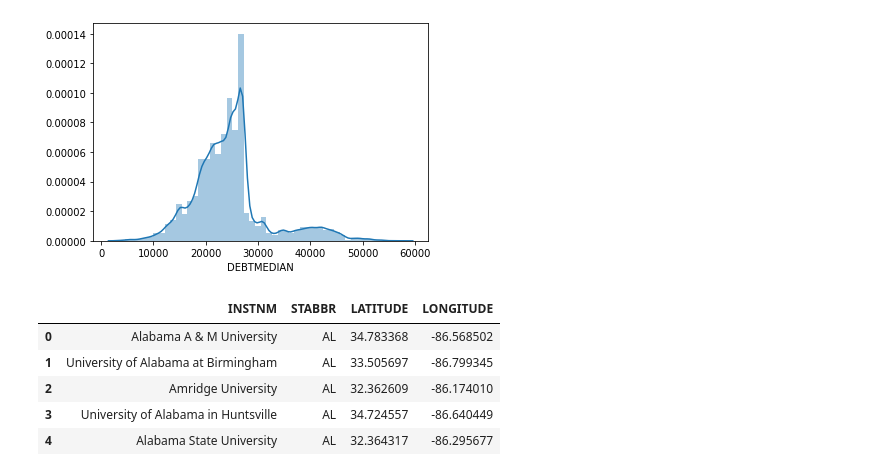
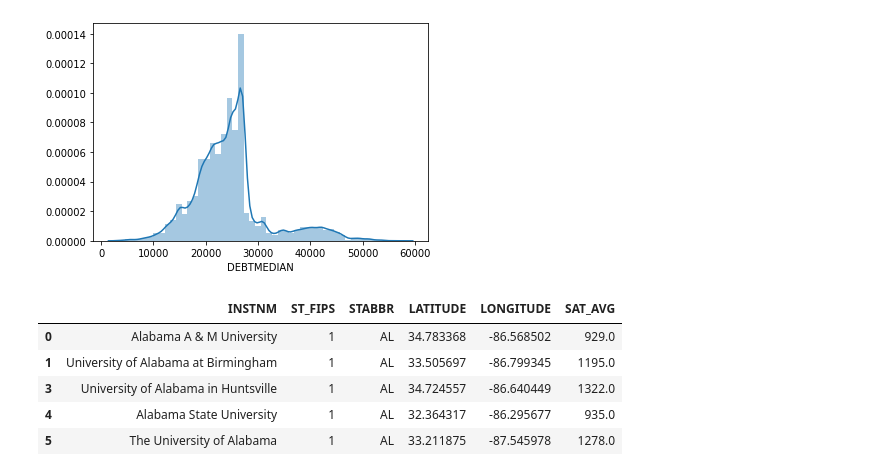
Before and after one commit to YJDave/cs418-s20-cs418_spring20_mighty_python, a Jupyter notebook: sean-eda.ipynb, the cells around one changed output. Saved outputs shown, nothing was run; the diff lists cells and outputs as text; code cells hidden in the pictures.

Commit message:
tried entitely cleaning college dataset

```diff
--- a/sean-eda.ipynb
+++ b/sean-eda.ipynb
@@ -95,15 +111,16 @@ import os
 out_filepath = os.path.join("data", "cleaned_salary_data.csv")
 salary_data.to_csv(out_filepath, index=False)
 # %%
-location_data = college_data[['INSTNM', 'STABBR', 'LATITUDE', 'LONGITUDE']]
+location_data = college_data[['INSTNM', 'ST_FIPS', 'STABBR', 'LATITUDE', 'LONGITUDE', 'SAT_AVG']]
+location_data = location_data.dropna()
 location_data.head()
 # %% [output]
-|  | INSTNM | STABBR | LATITUDE | LONGITUDE |
-| 0 | Alabama A & M University | AL | 34.783368 | -86.568502 |
-| 1 | University of Alabama at Birmingham | AL | 33.505697 | -86.799345 |
-| 2 | Amridge University | AL | 32.362609 | -86.174010 |
-| 3 | University of Alabama in Huntsville | AL | 34.724557 | -86.640449 |
-| 4 | Alabama State University | AL | 32.364317 | -86.295677 |
+|  | INSTNM | ST_FIPS | STABBR | LATITUDE | LONGITUDE | SAT_AVG |
+| 0 | Alabama A & M University | 1 | AL | 34.783368 | -86.568502 | 929.0 |
+| 1 | University of Alabama at Birmingham | 1 | AL | 33.505697 | -86.799345 | 1195.0 |
+| 3 | University of Alabama in Huntsville | 1 | AL | 34.724557 | -86.640449 | 1322.0 |
+| 4 | Alabama State University | 1 | AL | 32.364317 | -86.295677 | 935.0 |
+| 5 | The University of Alabama | 1 | AL | 33.211875 | -87.545978 | 1278.0 |
 # %%
 salary_data['MD_EARN_WNE'] = salary_data['MD_EARN_WNE'].str.extract('(\d+)').astype(int)
 salary_data['DEBTMEDIAN'] = salary_data['DEBTMEDIAN'].str.extract('(\d+)').astype(int)
```
Also changed, not shown: parts of 17 cells of this notebook, 3 other files.
